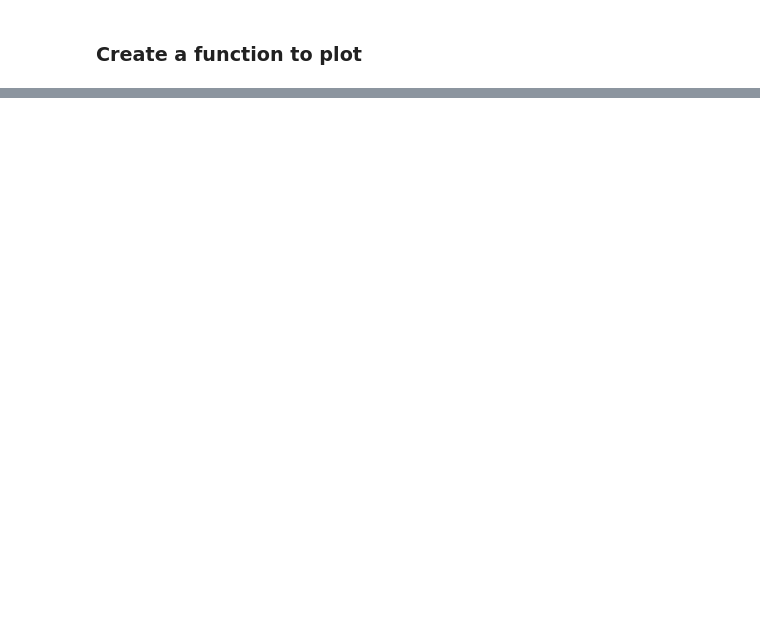
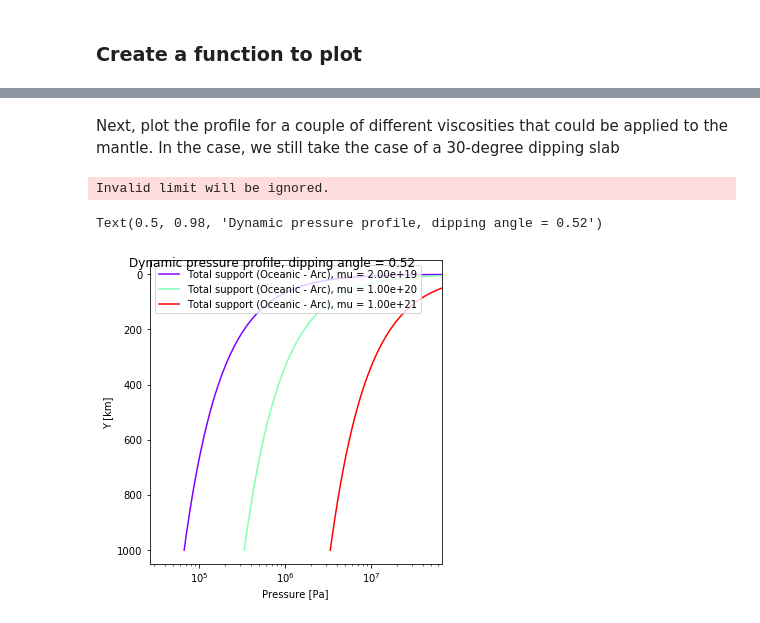
Before and after one commit to lhy11009/aspectLib, a Jupyter notebook: jupyter_notebooks/Analytic-solution/corner_flow.ipynb, the cells around one changed output, grey strips where cells are left out. Saved outputs shown, nothing was run; the diff lists cells and outputs as text; code cells hidden in the pictures; blank space fills up the shorter version.

```diff
--- a/jupyter_notebooks/Analytic-solution/corner_flow.ipynb
+++ b/jupyter_notebooks/Analytic-solution/corner_flow.ipynb
@@ -418,0 +518,31 @@ TestSolve() # run the test case
+# %% [markdown]
+Next, plot the profile for a couple of different viscosities that could be applied to the mantle.
+In the case, we still take the case of a 30-degree dipping slab
+# %%
+theta_d = np.pi / 6.0
+U = 1.0 * cm_per_yr
+mus = [2e19, 1e20, 1e21]
+length = len(mus)
+Pmax = 0.0
+fig = plt.figure(tight_layout=True, figsize=(5, 5))
+gs = gridspec.GridSpec(1, 1)
+ax = fig.add_subplot(gs[0, 0])  # velocity magnitude and velocity direction
+normalizer = [float(i)/(length-1) for i in range(length)]
+colors = cm.rainbow(normalizer)
+i = 0
+for mu in mus:
+    xx, yy, uu, vv, vv_mag, PP, depths, Ps =  SolveCornerFlow(theta_d, mu, U)
+    Pmax = max(Pmax, np.abs(np.interp(50e3, depths, Ps[:, 0])))  # figure out a limit for the plot
+    ax.semilogx(Ps[:, 1] - Ps[:, 0], depths/1e3, color=colors[i], label="Total support (Oceanic - Arc), mu = %.2e" % mu)
+    i += 1
+ax.invert_yaxis()
+ax.set_xlim([0, Pmax])
+ax.set_xlabel('Pressure [Pa]')
+ax.set_ylabel('Y [km]')
+ax.legend()
+fig.suptitle("Dynamic pressure profile, dipping angle = %.2f" % (theta_d))
+fig.tight_layout()
+# %% [output]
+Invalid limit will be ignored.
+Text(0.5, 0.98, 'Dynamic pressure profile, dipping angle = 0.52')
+[figure, added]
```
Also changed, not shown: parts of 7 cells of this notebook.
